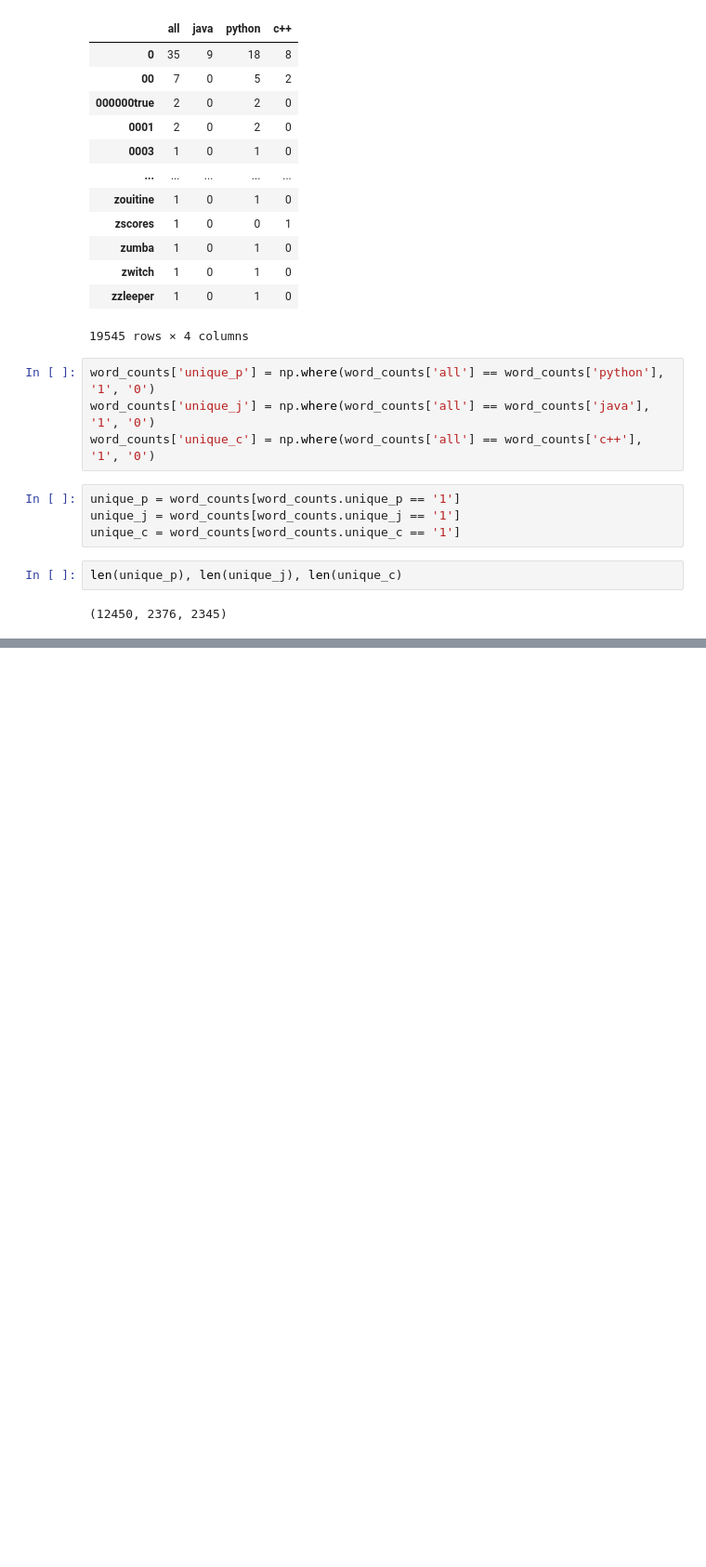
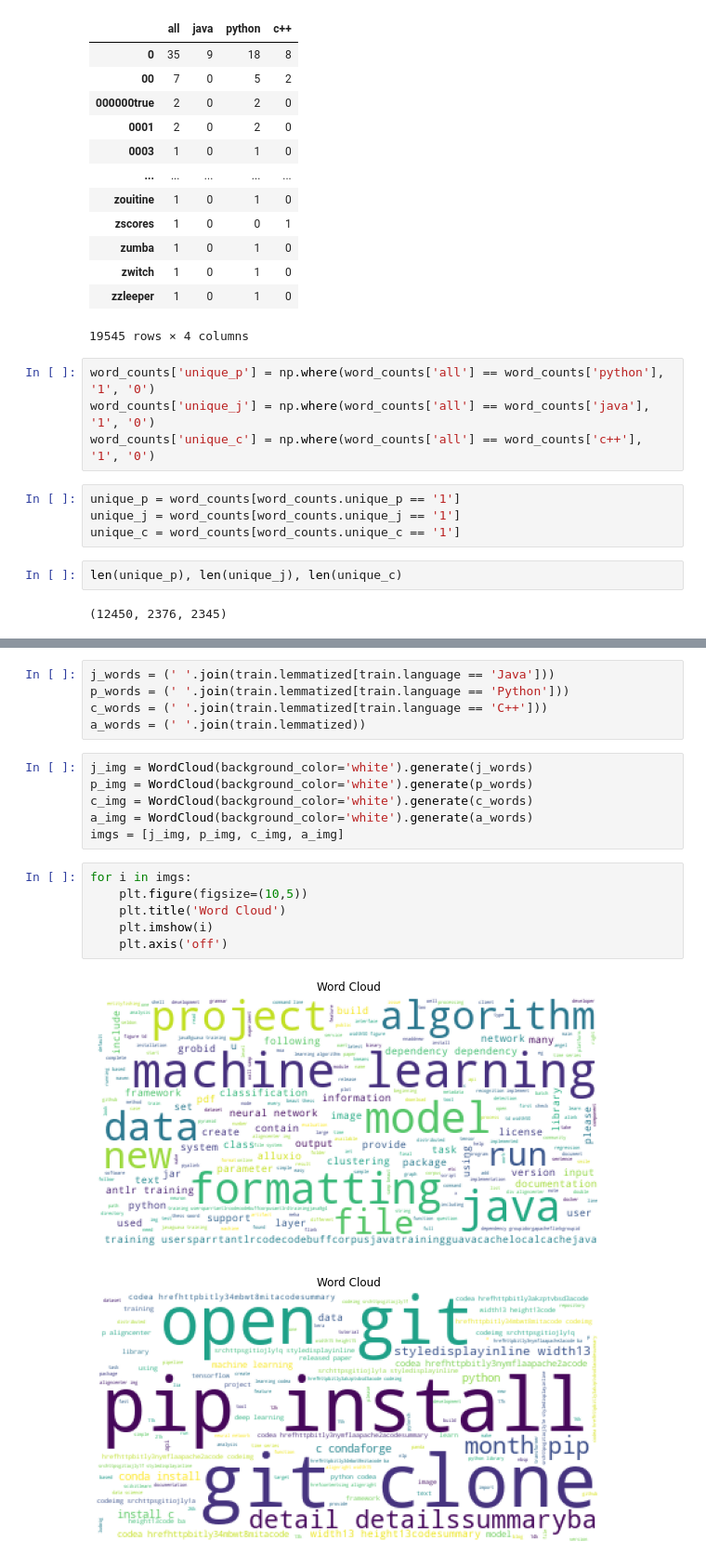
Before and after one commit to brandyn-oliver-jesse-nlp/github-readme-languages, a Jupyter notebook: explore_model_waterman.ipynb, the cells around one changed output, grey strips where cells are left out. Shown at 93% size. Cells and saved outputs as stored; diff of their text form; blank space fills up the shorter version.

```diff
--- a/explore_model_waterman.ipynb
+++ b/explore_model_waterman.ipynb
@@ -417,0 +493,20 @@ len(unique_p), len(unique_j), len(unique_c)
+# %%
+j_words = (' '.join(train.lemmatized[train.language == 'Java']))
+p_words = (' '.join(train.lemmatized[train.language == 'Python']))
+c_words = (' '.join(train.lemmatized[train.language == 'C++']))
+a_words = (' '.join(train.lemmatized))
+# %%
+j_img = WordCloud(background_color='white').generate(j_words)
+p_img = WordCloud(background_color='white').generate(p_words)
+c_img = WordCloud(background_color='white').generate(c_words)
+a_img = WordCloud(background_color='white').generate(a_words)
+imgs = [j_img, p_img, c_img, a_img]
+# %%
+for i in imgs:
+    plt.figure(figsize=(10,5))
+    plt.title('Word Cloud')
+    plt.imshow(i)
+    plt.axis('off')
+# %% [output]
+[figure, added]
+[figure, added]
```
Also changed, not shown: parts of 21 cells of this notebook.
